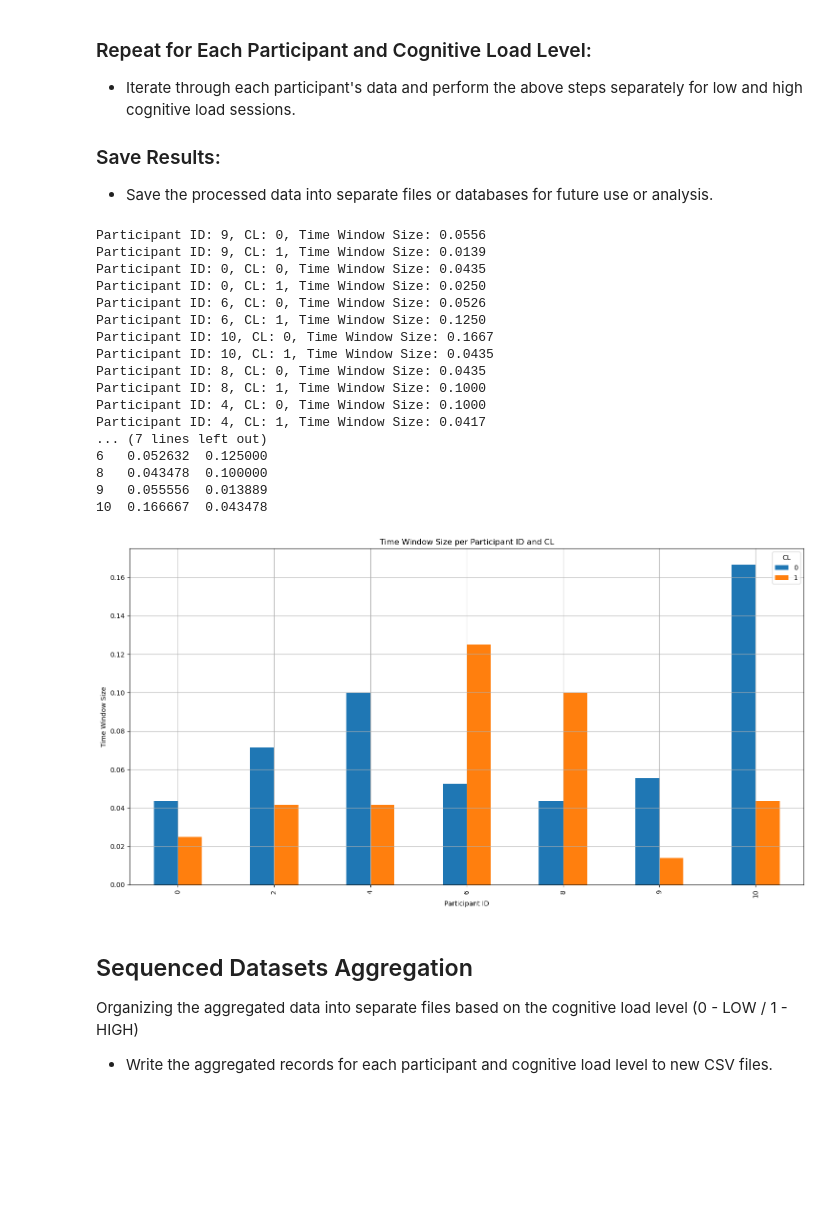
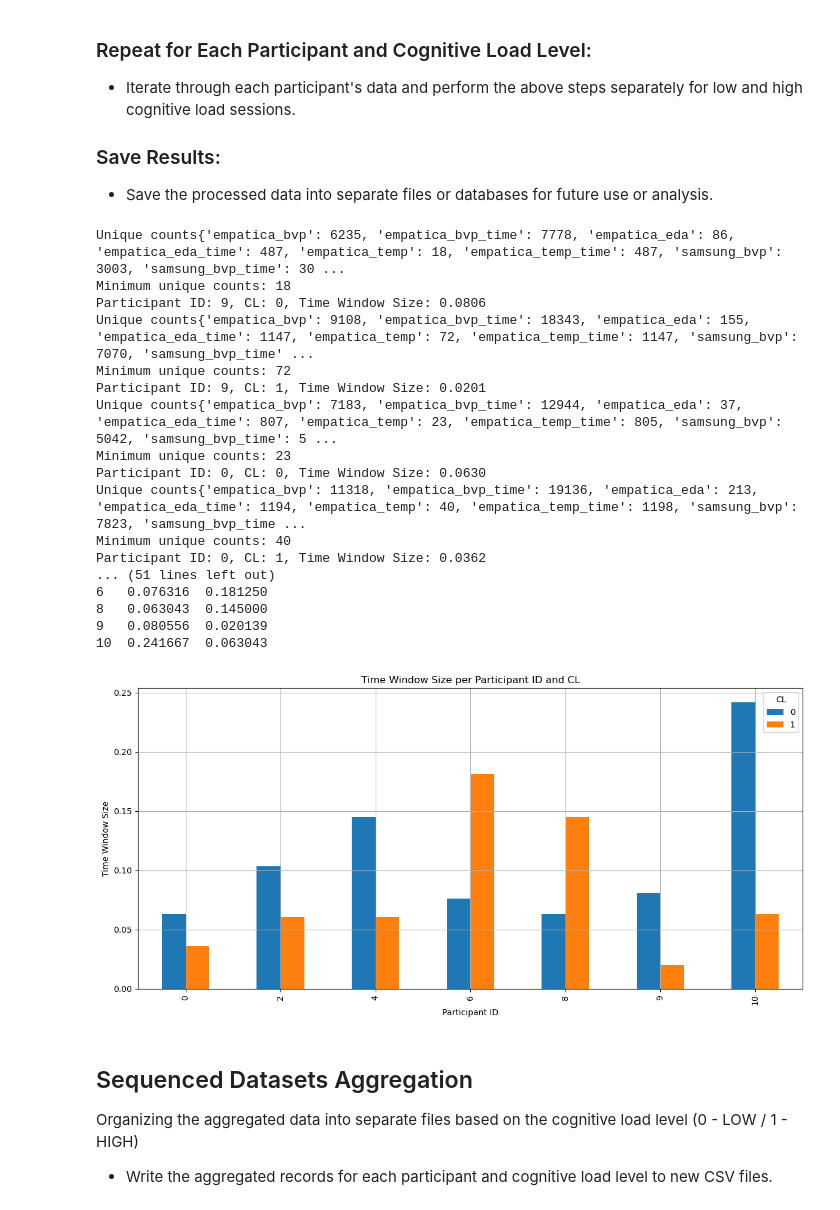
Before and after one commit to Aloa0001/AI-Data-Management, a Jupyter notebook: project/0-data-cleaning-integration-reduction.ipynb, the cells around one changed output. Cells and saved outputs as stored; diff of their text form; code cells hidden in the pictures; blank space fills up the shorter version.

Commit message:
tuning the time-wise splitting of the datasets add explanatory comments

```diff
--- a/project/0-data-cleaning-integration-reduction.ipynb
+++ b/project/0-data-cleaning-integration-reduction.ipynb
@@ -199,24 +199,43 @@ time_window_sizes = []
 
 
 # Compute the most optimal (minimal) time window size, so it contains at least one of the minority attribute per window
+# The data frame input contains a dataset that has been selected ID & CL wise -
+# all records belong to the same ID and the same CL session
 def get_min_time_window_size(df):
     # Calculate the number of unique time stamps per attribute
+    # (empatica_bvp, empatica_eda, empatica_temp, samsung_bvp) frequency
     unique_counts = {
         column: df[column].nunique()
         for column in df.columns
         if "empatica" in column or "samsung" in column
     }
 
-    # Determine the minimum number of unique timestamps among all attributes
+    # Display the minimum attributes counts
+    print(f"Unique counts{unique_counts}")
+
+    # Select the minimum number of unique time stamp count among all attributes
     min_unique_count = min(unique_counts.values())
 
-    # Check if there is any attribute without valid values time wise
+    # Display the minimum count
+    print(f"Minimum unique counts: {min_unique_count}")
+
+    # Check if there are no valid time stamps available for the attributes in the dataset
     if min_unique_count == 0:
-        # Return a tested value that will not alter the processing
+        # Do not return values for this ID - CL category
         return None
 
-    # Compute the minimal window size ensuring at least one occurrence of each attribute per window
-    min_window_size = 1 / min_unique_count
+    # Each attribute should be represented at least once within a time window selection.
+    # Compute the fraction of at each at least one sample can be selected from the minority class
+    min_window_size = 1.45 / min_unique_count
+    # Experiment:
+    #   (1 / min) => 373 samples per (ID, CL)
+    #   (1.25 / min) => 486 samples per (ID, CL)
+    #   (1.4 / min) => 486 samples per (ID, CL)
+    #   (1.5 / min) => 486 samples per (ID, CL)
+    #   (1.6 / min) => 467 samples per (ID, CL)
+    #   (1.75 / min) => 427 samples per (ID, CL)
+    #   (2 / min) => 373 samples per (ID, CL)
+    #   => 1.45 -> `486 samples/(ID,CL)` - The most optimal interval for selecting a subset of samples, in order to result the largest final complete dataset
 
     return min_window_size
 
@@ -237,8 +256,10 @@ def process_data(df, cl):
         inplace=True,
     )
 
-    # Compute the most optimal time window size for each participant session (CL 0 or 1)
-    time_window_size = get_min_time_window_size(df)
+    # Compute the most optimal time window size for each participant (ID) session (CL 0 or 1)
+    time_window_size = get_min_time_window_size(
+        df
+    )  # df contains a all sessions per CL, ID-wise
 
     # Check if time_window_size is None
     if time_window_size is None:
@@ -341,52 +362,52 @@ for id in os.listdir(participant_directory):
             # Write the aggregated records to a new .csv file
             mean_seq_df.to_csv(
                 os.path.join(participant_folder, output_file_name), index=False
             )
 
 time_window_sizes_df = pd.DataFrame(time_window_sizes)
 time_window_sizes_df = time_window_sizes_df.rename(
     columns={0: "ID", 1: "CL", 2: "Size"}
 )
 
 # Group the df by "ID" and "CL" and calculate the mean size
 time_window_sizes_df = (
     time_window_sizes_df.groupby(["ID", "CL"])["Size"].mean().unstack()
 )
 
 # Sort the df by ID
 time_window_sizes_df = time_window_sizes_df.sort_values(by="ID")
 
 # Display the time windows sizes ID and CL wise
 print(time_window_sizes_df)
 
 # Plotting parallel bars for CL 0 and CL 1
-time_window_sizes_df.plot(kind="bar", figsize=(15, 8))
+time_window_sizes_df.plot(kind="bar", figsize=(12, 6))
 plt.xlabel("Participant ID")
 plt.ylabel("Time Window Size")
 plt.title("Time Window Size per Participant ID and CL")
 plt.legend(title="CL")
 plt.grid(True)
 plt.tight_layout()
 plt.show()
 # %% [output]
-Participant ID: 9, CL: 0, Time Window Size: 0.0556
-Participant ID: 9, CL: 1, Time Window Size: 0.0139
-Participant ID: 0, CL: 0, Time Window Size: 0.0435
-Participant ID: 0, CL: 1, Time Window Size: 0.0250
-Participant ID: 6, CL: 0, Time Window Size: 0.0526
-Participant ID: 6, CL: 1, Time Window Size: 0.1250
-Participant ID: 10, CL: 0, Time Window Size: 0.1667
-Participant ID: 10, CL: 1, Time Window Size: 0.0435
-Participant ID: 8, CL: 0, Time Window Size: 0.0435
-Participant ID: 8, CL: 1, Time Window Size: 0.1000
-Participant ID: 4, CL: 0, Time Window Size: 0.1000
-Participant ID: 4, CL: 1, Time Window Size: 0.0417
-... (7 lines left out)
-6   0.052632  0.125000
-8   0.043478  0.100000
-9   0.055556  0.013889
-10  0.166667  0.043478
+Unique counts{'empatica_bvp': 6235, 'empatica_bvp_time': 7778, 'empatica_eda': 86, 'empatica_eda_time': 487, 'empatica_temp': 18, 'empatica_temp_time': 487, 'samsung_bvp': 3003, 'samsung_bvp_time': 30 ...
+Minimum unique counts: 18
+Participant ID: 9, CL: 0, Time Window Size: 0.0806
+Unique counts{'empatica_bvp': 9108, 'empatica_bvp_time': 18343, 'empatica_eda': 155, 'empatica_eda_time': 1147, 'empatica_temp': 72, 'empatica_temp_time': 1147, 'samsung_bvp': 7070, 'samsung_bvp_time' ...
+Minimum unique counts: 72
+Participant ID: 9, CL: 1, Time Window Size: 0.0201
+Unique counts{'empatica_bvp': 7183, 'empatica_bvp_time': 12944, 'empatica_eda': 37, 'empatica_eda_time': 807, 'empatica_temp': 23, 'empatica_temp_time': 805, 'samsung_bvp': 5042, 'samsung_bvp_time': 5 ...
+Minimum unique counts: 23
+Participant ID: 0, CL: 0, Time Window Size: 0.0630
+Unique counts{'empatica_bvp': 11318, 'empatica_bvp_time': 19136, 'empatica_eda': 213, 'empatica_eda_time': 1194, 'empatica_temp': 40, 'empatica_temp_time': 1198, 'samsung_bvp': 7823, 'samsung_bvp_time ...
+Minimum unique counts: 40
+Participant ID: 0, CL: 1, Time Window Size: 0.0362
+... (51 lines left out)
+6   0.076316  0.181250
+8   0.063043  0.145000
+9   0.080556  0.020139
+10  0.241667  0.063043
-[figure, old version]
+[figure, new version]
 # %% [markdown]
 ## Sequenced Datasets Aggregation
 
```
Also changed, not shown: parts of 8 cells of this notebook, 31 other files.
